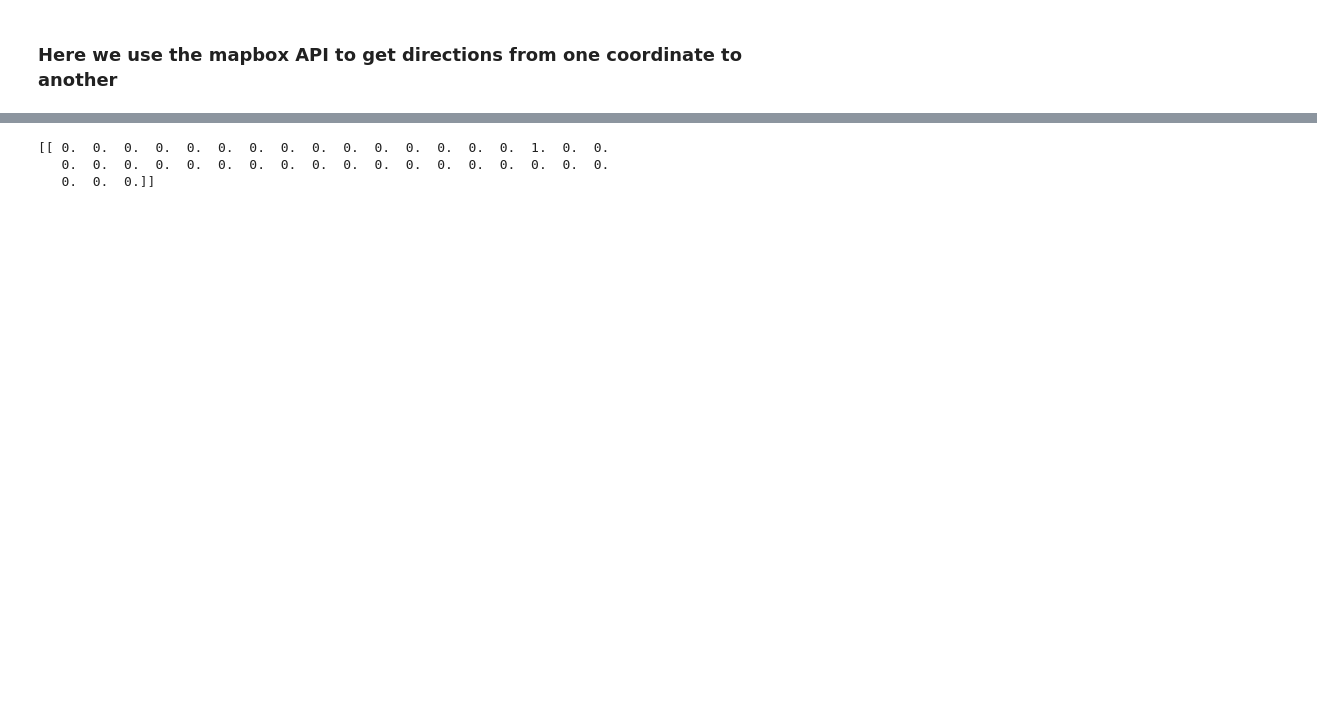
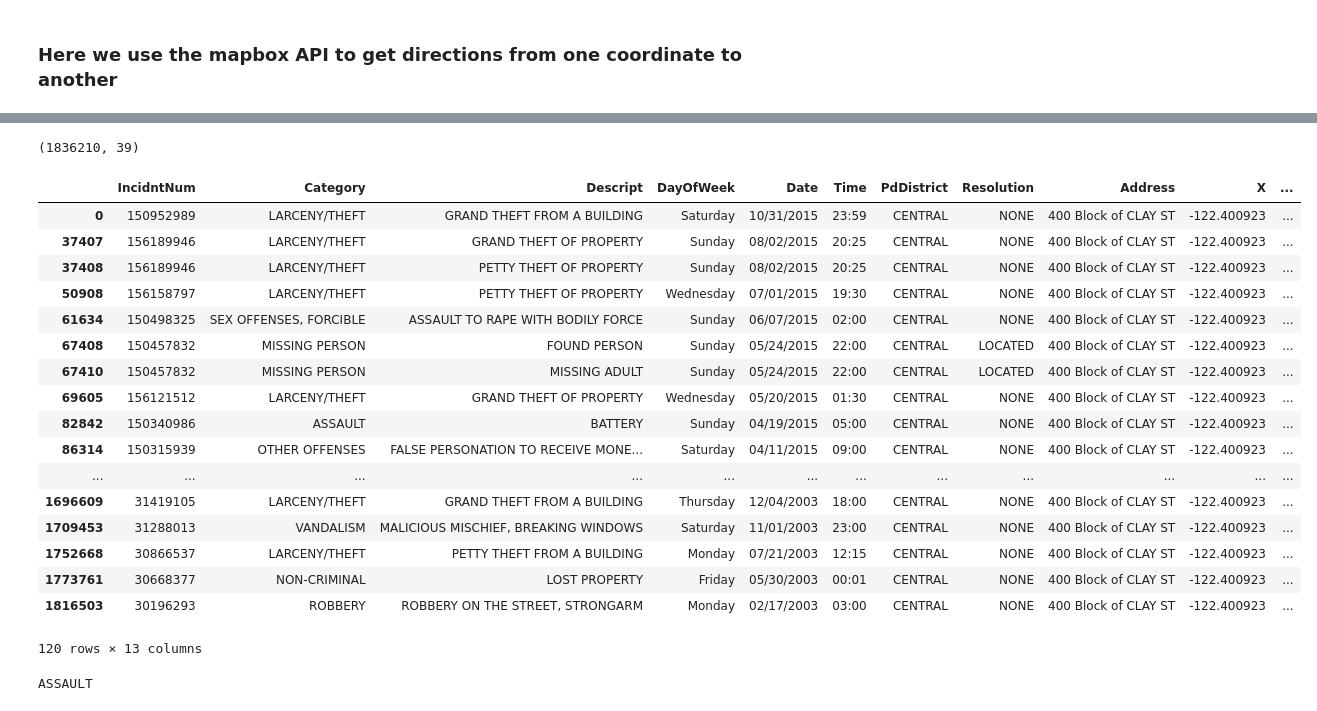
Before and after one commit to akuchibotla/SFPD, a Jupyter notebook: sfpd.ipynb, the cells around one changed output, grey strips where cells are left out. Drawn from its saved outputs; the diff is of its cells as text; code cells hidden in the pictures; blank space fills up the shorter version.

```diff
--- a/sfpd.ipynb
+++ b/sfpd.ipynb
@@ -293,11 +294,38 @@ probs=gnb.predict_proba(TrainX)
 
 def danger_rating(x,y):
     class_pred=gnb.predict_proba(np.array((x,y)))
-    print (class_pred)
-
-#
-danger_rating(32.792131, -128.443835267233)
+    label_index = np.argmax(class_pred)
+    label = LabelY[label_index]
+    if label in violentCrimeFactor:
+        return violentCrimeFactor[label]
+    else:
+        print(label)
-# %% [output]
-[[ 0.  0.  0.  0.  0.  0.  0.  0.  0.  0.  0.  0.  0.  0.  0.  1.  0.  0.
-   0.  0.  0.  0.  0.  0.  0.  0.  0.  0.  0.  0.  0.  0.  0.  0.  0.  0.
-   0.  0.  0.]]
+# %%
+print (probs.shape)
+# %% [output]
+(1836210, 39)
+# %%
+df.loc[df['X'] == -122.400922761049]
+# %% [output]
+|  | IncidntNum | Category | Descript | DayOfWeek | Date | Time | PdDistrict | Resolution | Address | X | ... |
+| 0 | 150952989 | LARCENY/THEFT | GRAND THEFT FROM A BUILDING | Saturday | 10/31/2015 | 23:59 | CENTRAL | NONE | 400 Block of CLAY ST | -122.400923 | ... |
+| 37407 | 156189946 | LARCENY/THEFT | GRAND THEFT OF PROPERTY | Sunday | 08/02/2015 | 20:25 | CENTRAL | NONE | 400 Block of CLAY ST | -122.400923 | ... |
+| 37408 | 156189946 | LARCENY/THEFT | PETTY THEFT OF PROPERTY | Sunday | 08/02/2015 | 20:25 | CENTRAL | NONE | 400 Block of CLAY ST | -122.400923 | ... |
+| 50908 | 156158797 | LARCENY/THEFT | PETTY THEFT OF PROPERTY | Wednesday | 07/01/2015 | 19:30 | CENTRAL | NONE | 400 Block of CLAY ST | -122.400923 | ... |
+| 61634 | 150498325 | SEX OFFENSES, FORCIBLE | ASSAULT TO RAPE WITH BODILY FORCE | Sunday | 06/07/2015 | 02:00 | CENTRAL | NONE | 400 Block of CLAY ST | -122.400923 | ... |
+| 67408 | 150457832 | MISSING PERSON | FOUND PERSON | Sunday | 05/24/2015 | 22:00 | CENTRAL | LOCATED | 400 Block of CLAY ST | -122.400923 | ... |
+| 67410 | 150457832 | MISSING PERSON | MISSING ADULT | Sunday | 05/24/2015 | 22:00 | CENTRAL | LOCATED | 400 Block of CLAY ST | -122.400923 | ... |
+| 69605 | 156121512 | LARCENY/THEFT | GRAND THEFT OF PROPERTY | Wednesday | 05/20/2015 | 01:30 | CENTRAL | NONE | 400 Block of CLAY ST | -122.400923 | ... |
+| 82842 | 150340986 | ASSAULT | BATTERY | Sunday | 04/19/2015 | 05:00 | CENTRAL | NONE | 400 Block of CLAY ST | -122.400923 | ... |
+| 86314 | 150315939 | OTHER OFFENSES | FALSE PERSONATION TO RECEIVE MONE... | Saturday | 04/11/2015 | 09:00 | CENTRAL | NONE | 400 Block of CLAY ST | -122.400923 | ... |
+| ... | ... | ... | ... | ... | ... | ... | ... | ... | ... | ... | ... |
+| 1696609 | 31419105 | LARCENY/THEFT | GRAND THEFT FROM A BUILDING | Thursday | 12/04/2003 | 18:00 | CENTRAL | NONE | 400 Block of CLAY ST | -122.400923 | ... |
+| 1709453 | 31288013 | VANDALISM | MALICIOUS MISCHIEF, BREAKING WINDOWS | Saturday | 11/01/2003 | 23:00 | CENTRAL | NONE | 400 Block of CLAY ST | -122.400923 | ... |
+| 1752668 | 30866537 | LARCENY/THEFT | PETTY THEFT FROM A BUILDING | Monday | 07/21/2003 | 12:15 | CENTRAL | NONE | 400 Block of CLAY ST | -122.400923 | ... |
+| 1773761 | 30668377 | NON-CRIMINAL | LOST PROPERTY | Friday | 05/30/2003 | 00:01 | CENTRAL | NONE | 400 Block of CLAY ST | -122.400923 | ... |
+| 1816503 | 30196293 | ROBBERY | ROBBERY ON THE STREET, STRONGARM | Monday | 02/17/2003 | 03:00 | CENTRAL | NONE | 400 Block of CLAY ST | -122.400923 | ... |
+120 rows × 13 columns
+# %%
+danger_rating(-122.423001696251, 37.7649050761616)
+# %% [output]
+ASSAULT
```
Also changed, not shown: parts of 9 cells of this notebook.
